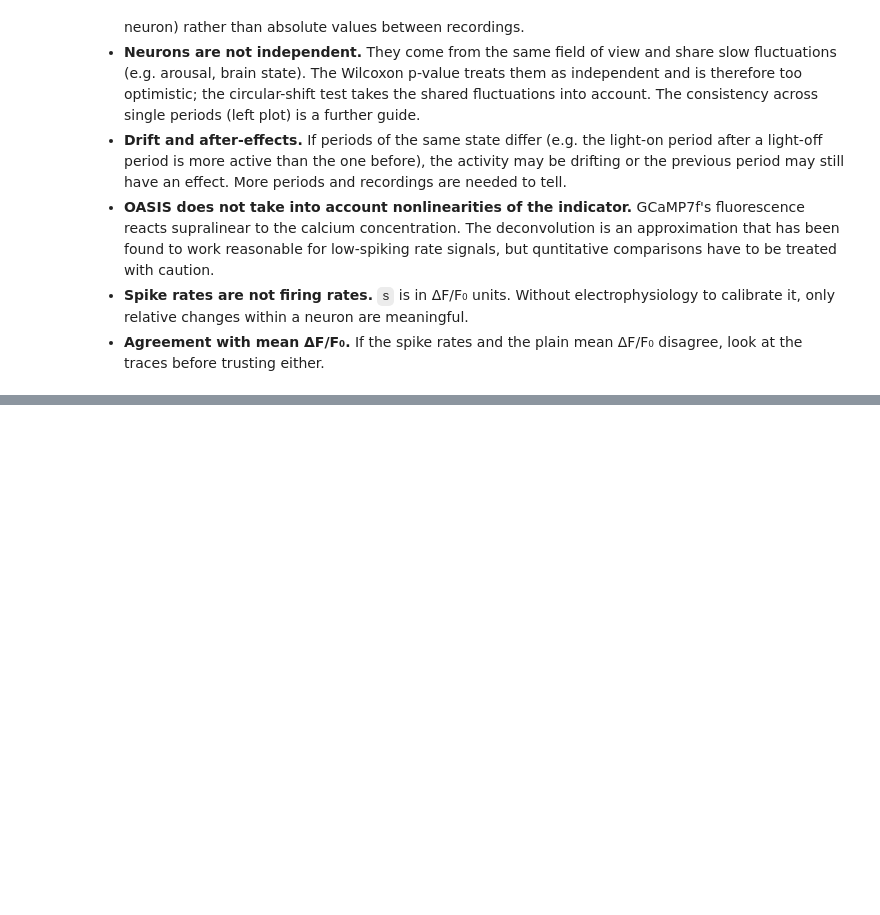
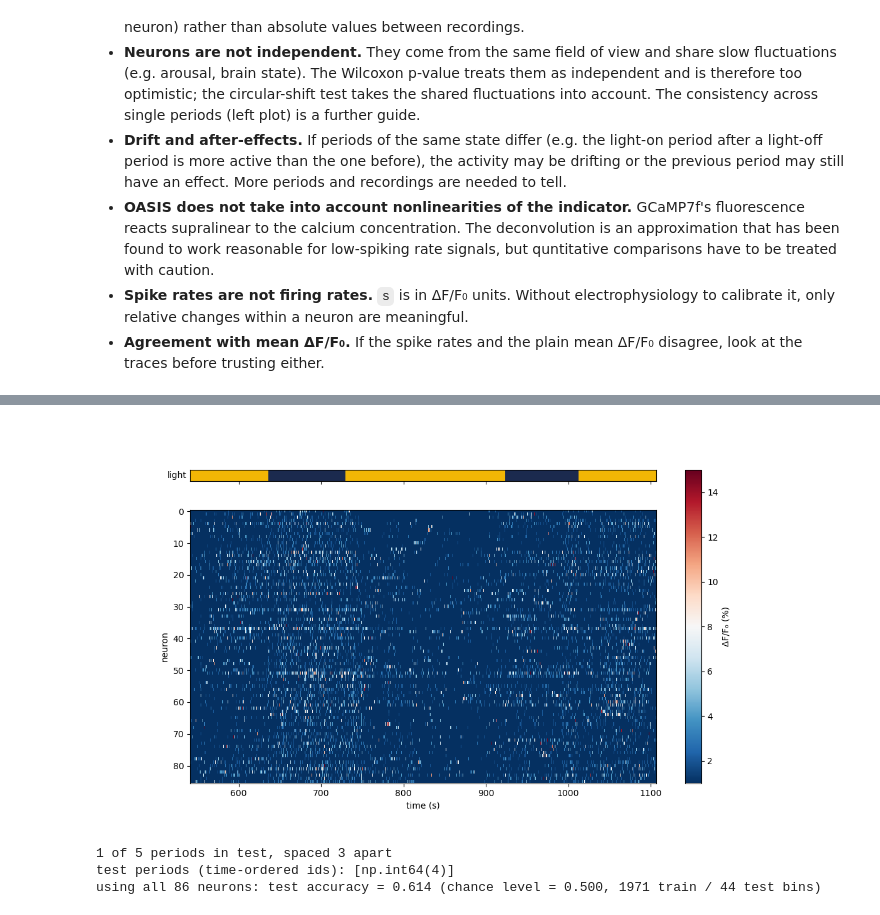
Before and after one commit to bbo-lab/TimeSeriesAnalysis_CaImaging_2026, a Jupyter notebook: light_dark/light_dark.ipynb, the cells around one changed output, grey strips where cells are left out. Saved outputs shown, nothing was run; the diff lists cells and outputs as text; code cells hidden in the pictures; blank space fills up the shorter version.

```diff
--- a/light_dark/light_dark.ipynb
+++ b/light_dark/light_dark.ipynb
@@ -780,0 +977,76 @@ the count.
+# %%
+neuron_no=X_all[1,:].size
+X_all_binned=np.zeros((X_all[:,1].size,neuron_no))
+for i in range(neuron_no):
+    tmp_bin_edges=np.linspace(np.min(X_all[:,i]),np.max(X_all[:,i]),activity_bins)
+    X_all_binned[:,i]=np.digitize(X_all[:,i],tmp_bin_edges)
+
+
+fig, (ax_light, ax) = plt.subplots(2, 1, figsize=(12, 6.5), sharex=True,
+                                   gridspec_kw=dict(height_ratios=[1, 24]))
+
+# Light status: grey background, coloured spans where the light is on or off
+ax_light.set_facecolor("#b0b0b0")
+for state, color in light_colors.items():
+    for start, end in light[state].itertuples(index=False):
+        ax_light.axvspan(start, end, color=color, linewidth=0)
+ax_light.set_yticks([])
+ax_light.set_ylabel("light", rotation=0, ha="right", va="center")
+# handles = [plt.Rectangle((0, 0), 1, 1, color=color) for color in [*light_colors.values(), "#b0b0b0"]]
+# ax_light.legend(handles, ["on", "off", "undefined"], loc="lower right", bbox_to_anchor=(1, 1),
+#                 ncols=3, frameon=False)
+
+image = ax.imshow(X_all_binned.T, aspect="auto", interpolation="nearest", cmap="RdBu_r",
+                      extent=(times[0], times[-1], len(neuron_ids) - 0.5, -0.5))
+
+ax.set_xlim(times[0] - frame_interval / 2, times[-1] + frame_interval / 2)
+ax.set_xlabel("time (s)")
+ax.set_ylabel("neuron")
+fig.colorbar(image, ax=[ax_light, ax], label="ΔF/F₀ (%)")
+plt.show()
+# %% [output]
+[figure, added]
+# %%
+def systematic_group_split(groups, test_size=0.1, rng=None):
+    """Pick test groups evenly spaced through the (time-ordered) groups, starting
+    from a random phase, so the test set is spread across the whole recording
+    instead of being clustered by chance -- unlike GroupShuffleSplit's random pick.
+
+    Whole groups (light periods) go either to train or test, never split, to avoid
+    leaking information between strongly autocorrelated neighbouring bins.
+    """
+    rng = np.random.default_rng() if rng is None else rng
+    unique_groups = np.unique(groups)          # period ids, already time-ordered
+    n_groups = len(unique_groups)
+    stride = max(1, round(1 / test_size))      # e.g. test_size=0.3 -> every 3rd group
+    start = rng.integers(0, stride)            # random phase
+    test_groups = unique_groups[start::stride]
+    test_mask = np.isin(groups, test_groups)
+    train_idx = np.flatnonzero(~test_mask)
+    test_idx = np.flatnonzero(test_mask)
+    return train_idx, test_idx
+
+rng = np.random.default_rng(0)
+train_idx, test_idx = systematic_group_split(groups_all, test_size=0.3, rng=rng)
+
+print(f"{len(np.unique(groups_all[test_idx]))} of {len(np.unique(groups_all))} periods in test, "
+      f"spaced {max(1, round(1/0.3))} apart")
+print(f"test periods (time-ordered ids): {sorted(np.unique(groups_all[test_idx]))}")
+
+#scaler = StandardScaler()
+#X_train = scaler.fit_transform(X_all_binned[train_idx])
+#X_test = scaler.transform(X_all_binned[test_idx])
+X_train = X_all_binned[train_idx]
+X_test = X_all_binned[test_idx]
+
+clf =  LogisticRegression(max_iter=1000)
+clf.fit(X_train, y_all[train_idx])
+accuracy = clf.score(X_test, y_all[test_idx])
+chance = 0.5
+
+print(f"using all {X_all.shape[1]} neurons: test accuracy = {accuracy:.3f} "
+      f"(chance level = {chance:.3f}, {len(train_idx)} train / {len(test_idx)} test bins)")
+# %% [output]
+1 of 5 periods in test, spaced 3 apart
+test periods (time-ordered ids): [np.int64(4)]
+using all 86 neurons: test accuracy = 0.614 (chance level = 0.500, 1971 train / 44 test bins)
```
Also changed, not shown: parts of 22 cells of this notebook.
